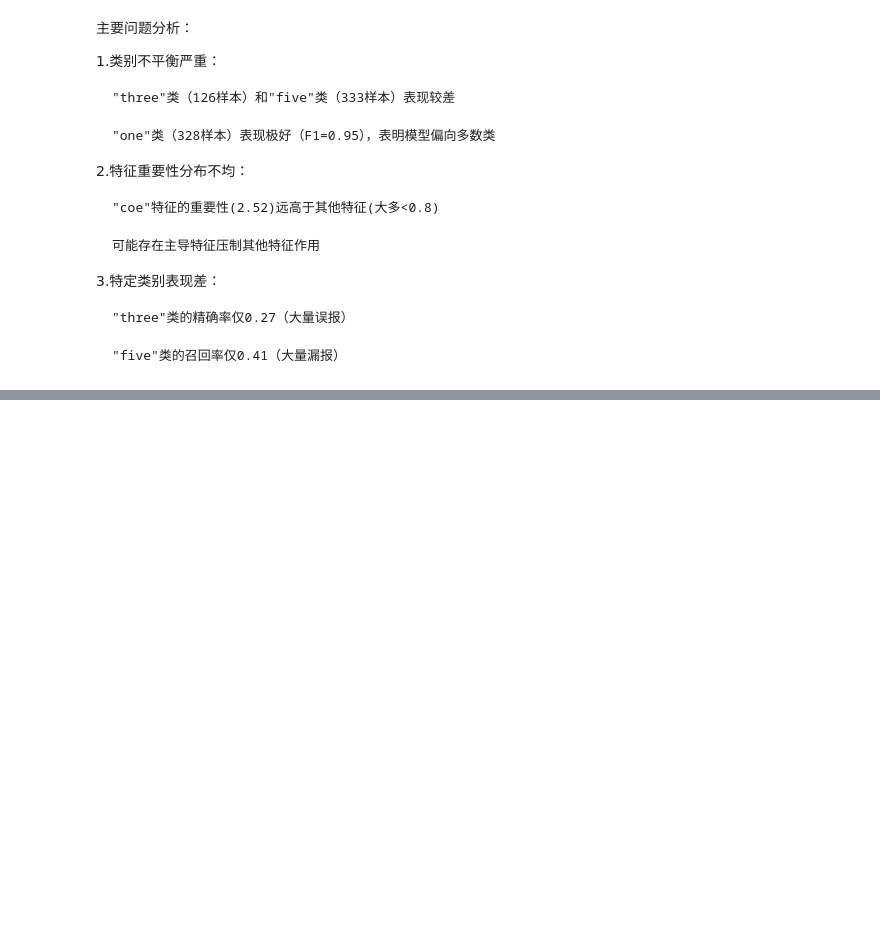
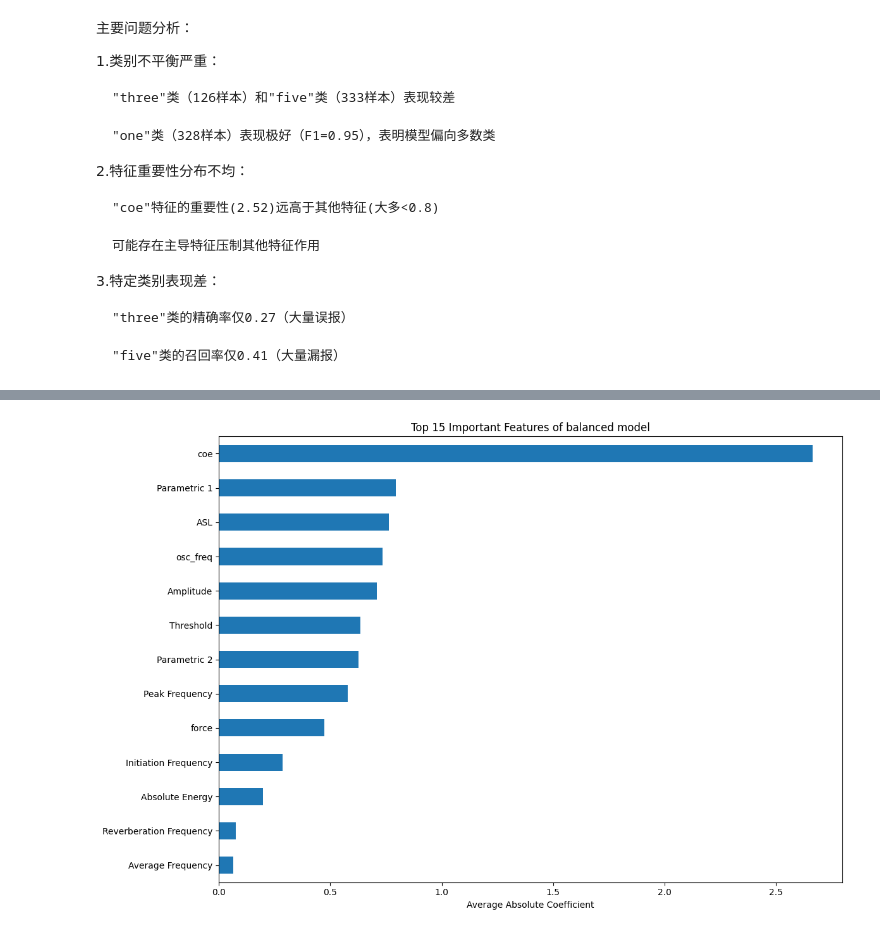
Before and after one commit to buy0range/code_internship, a Jupyter notebook: ML/LogisticRegression.ipynb, the cells around one changed output, grey strips where cells are left out. Saved outputs shown, nothing was run; the diff lists cells and outputs as text; code cells hidden in the pictures; blank space fills up the shorter version.

```diff
--- a/ML/LogisticRegression.ipynb
+++ b/ML/LogisticRegression.ipynb
@@ -177,0 +158,88 @@ model = LogisticRegression(
+# %%
+# 1. 处理类别不平衡问题 - 使用SMOTE过采样
+from imblearn.over_sampling import SMOTE
+from imblearn.under_sampling import RandomUnderSampler
+from imblearn.pipeline import make_pipeline
+from collections import Counter
+
+# 显示原始类别分布
+print("原始训练集类别分布:")
+print(Counter(y_train))
+
+# 应用SMOTE过采样
+smote = SMOTE(random_state=42, k_neighbors=5)
+X_train_res, y_train_res = smote.fit_resample(X_train_scaled, y_train)
+
+# 显示过采样后类别分布
+print("\nSMOTE过采样后类别分布:")
+print(Counter(y_train_res))
+
+# 2. 使用相同的逻辑回归模型，但使用平衡后的数据训练
+balanced_model = LogisticRegression(
+    multi_class='multinomial',
+    solver='lbfgs',
+    max_iter=1000,
+    random_state=42,
+    class_weight='balanced'  # 保留类别权重平衡
+)
+
+# 训练模型
+balanced_model.fit(X_train_res, y_train_res)
+
+# 3. 模型评估
+# 预测测试集
+y_pred_balanced = balanced_model.predict(X_test_scaled)
+
+# 模型评估
+print(f"\nAccuracy of balanced model: {accuracy_score(y_test, y_pred_balanced):.4f}")
+print("\nClassification report of balanced model:")
+print(classification_report(y_test, y_pred_balanced, target_names=balanced_model.classes_.astype(str)))
+
+# 4. 特征重要性分析（使用系数的绝对值平均值）
+balanced_feature_importances = pd.Series(
+    np.abs(balanced_model.coef_).mean(axis=0),
+    index=X.columns
+)
+print("\nImportant Features of balanced model:")
+print(balanced_feature_importances.sort_values(ascending=False))
+
+# 可视化特征重要性
+top_balanced_features = balanced_feature_importances.sort_values(ascending=False).head(15)
+
+plt.figure(figsize=(12, 8))
+top_balanced_features.sort_values().plot(kind='barh')
+plt.title('Top 15 Important Features of balanced model')
+plt.xlabel('Average Absolute Coefficient')
+plt.tight_layout()
+plt.show()
+
+# 5. 混淆矩阵可视化
+fig, ax = plt.subplots(figsize=(10, 8))
+ConfusionMatrixDisplay.from_predictions(
+    y_test,
+    y_pred_balanced,
+    display_labels=balanced_model.classes_,
+    ax=ax,
+    cmap='Blues',
+    xticks_rotation=45,
+    normalize='true'  # 显示百分比而非计数
+)
+plt.title('Confusion Matrix of balanced model')
+plt.tight_layout()
+plt.show()
+
+# 6. 按类别的系数热力图
+plt.figure(figsize=(12, 8))
+sns.heatmap(
+    pd.DataFrame(balanced_model.coef_, columns=X.columns, index=balanced_model.classes_),
+    annot=True,
+    fmt=".2f",
+    cmap="coolwarm",
+    center=0
+)
+plt.title('Feature Coefficients per Class of balanced model')
+plt.xlabel('Features')
+plt.ylabel('Classes')
+plt.tight_layout()
+plt.show()
+# %% [output]
@@ -177,0 +263 @@ model = LogisticRegression(
+[figure, added]
```
Also changed, not shown: parts of 6 cells of this notebook.
